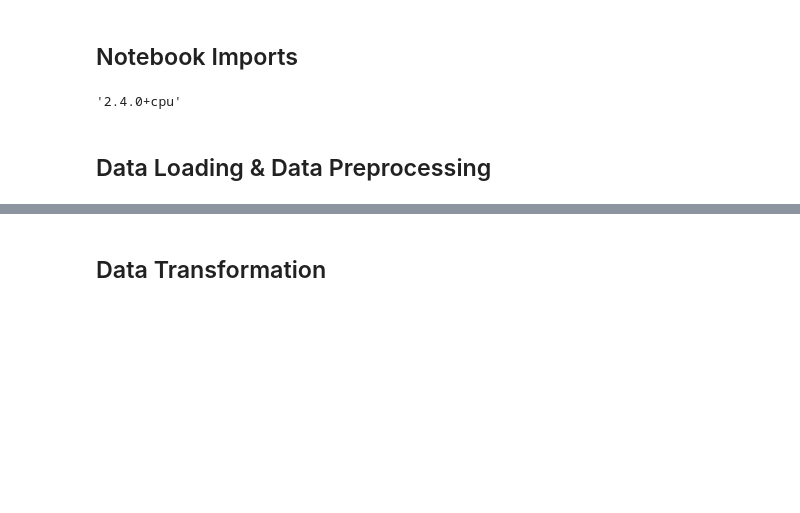
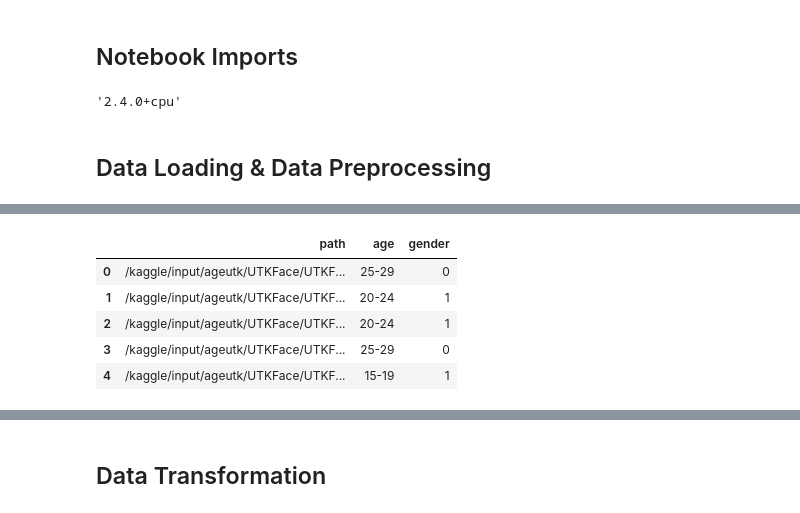
Before and after one commit to gulomovazukhrakhon/IU-Projects, a Jupyter notebook: Project: Edge AI_DLBAIPEAI/age-gender-and-expression-recognition.ipynb, the cells around one changed output, grey strips where cells are left out. Saved outputs shown, nothing was run; the diff lists cells and outputs as text; code cells hidden in the pictures; blank space fills up the shorter version.

```diff
--- a/Project: Edge AI_DLBAIPEAI/age-gender-and-expression-recognition.ipynb
+++ b/Project: Edge AI_DLBAIPEAI/age-gender-and-expression-recognition.ipynb
@@ -69,0 +37,21 @@ There are 0 in directories and 7215 in images in /kaggle/input/emotion-detection
+# %%
+def parse_filename(filename):
+    parts = filename.split("_")
+    return {"path": f"/kaggle/input/ageutk/UTKFace/UTKFace/UTKFace/{filename}", "age": int(parts[0]), "gender": int(parts[1])}
+# %%
+age_bins = [i for i in range(0, 81, 5)]
+age_labels = [f"{age_bins[i]}-{age_bins[i+1]-1}" for i in range(len(age_bins)-1)]
+
+ageutkface_data = [parse_filename(path.name) for path in AGEUTK_PATH_LIST]
+AGEUTK_METADATA = pd.DataFrame(ageutkface_data)
+AGEUTK_METADATA['age'] = pd.cut(
+    AGEUTK_METADATA['age'], bins=age_bins, labels=age_labels, right=False
+)
+AGEUTK_METADATA.head()
+# %% [output]
+|  | path | age | gender |
+| 0 | /kaggle/input/ageutk/UTKFace/UTKF... | 25-29 | 0 |
+| 1 | /kaggle/input/ageutk/UTKFace/UTKF... | 20-24 | 1 |
+| 2 | /kaggle/input/ageutk/UTKFace/UTKF... | 20-24 | 1 |
+| 3 | /kaggle/input/ageutk/UTKFace/UTKF... | 25-29 | 0 |
+| 4 | /kaggle/input/ageutk/UTKFace/UTKF... | 15-19 | 1 |
```
Also changed, not shown: parts of 22 cells of this notebook.
